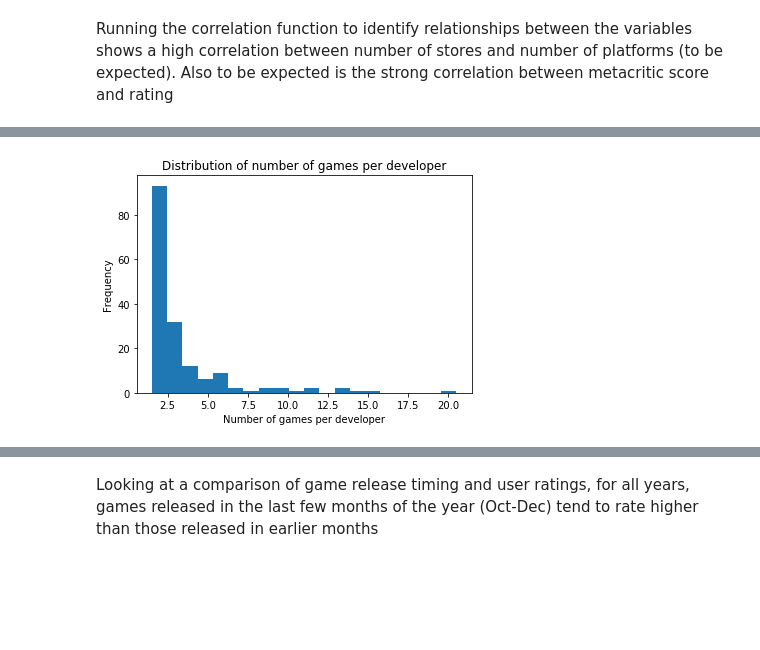
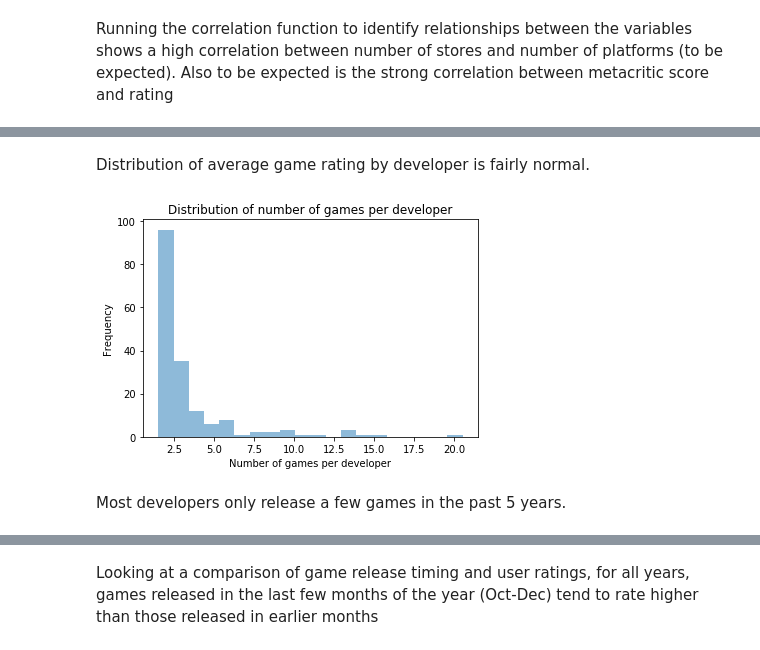
Before and after one commit to Rishi0406/project_1, a Jupyter notebook: all_analysis_final.ipynb, the cells around one changed output, grey strips where cells are left out. Cells and saved outputs as stored; diff of their text form; code cells hidden in the pictures; blank space fills up the shorter version.

```diff
--- a/all_analysis_final.ipynb
+++ b/all_analysis_final.ipynb
@@ -255,12 +271,16 @@ plt.show()
+# %% [markdown]
+Distribution of average game rating by developer is fairly normal.
 # %%
 # exploring the number of games released by each developer between 2015-2019
-plt.hist(dev_gamecount["count"],align="left",bins=20)
+plt.hist(dev_gamecount["count"],align="left",bins=20,alpha=0.5)
 plt.title("Distribution of number of games per developer")
 plt.xlabel("Number of games per developer")
 plt.ylabel("Frequency")
-plt.show()
+plt.savefig("figures/developer_gamecount.png")
 # %% [output]
-[figure, old version]
+[figure, new version]
+# %% [markdown]
+Most developers only release a few games in the past 5 years.
 # %%
 plt.scatter(dev_gamecount["count"],dev_gamecount["mean"],s=dev_gamecount["average rating count"]/10,alpha=0.4)
 plt.title("Average Game Rating by Number of Games per Developer")
```
Also changed, not shown: parts of 59 cells of this notebook, 39 other files.
